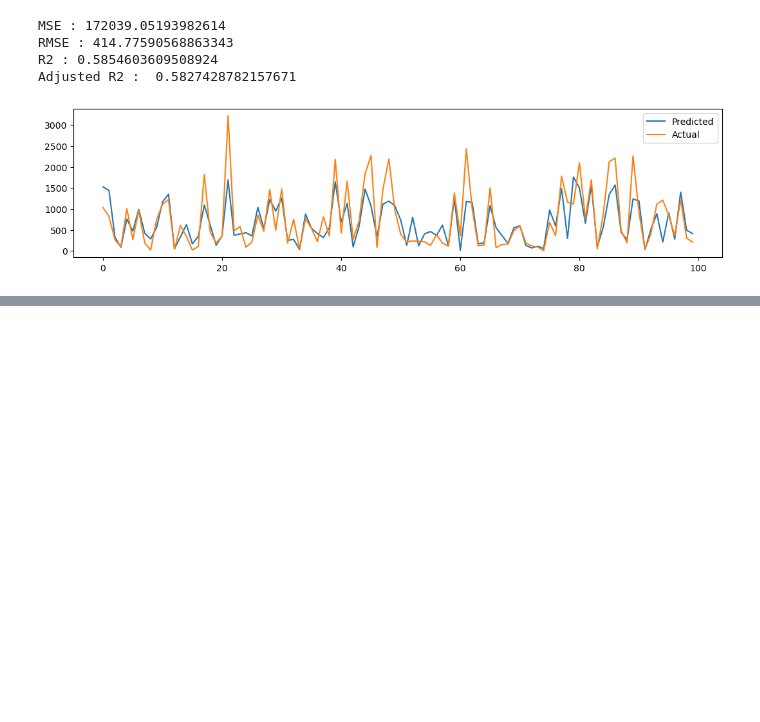
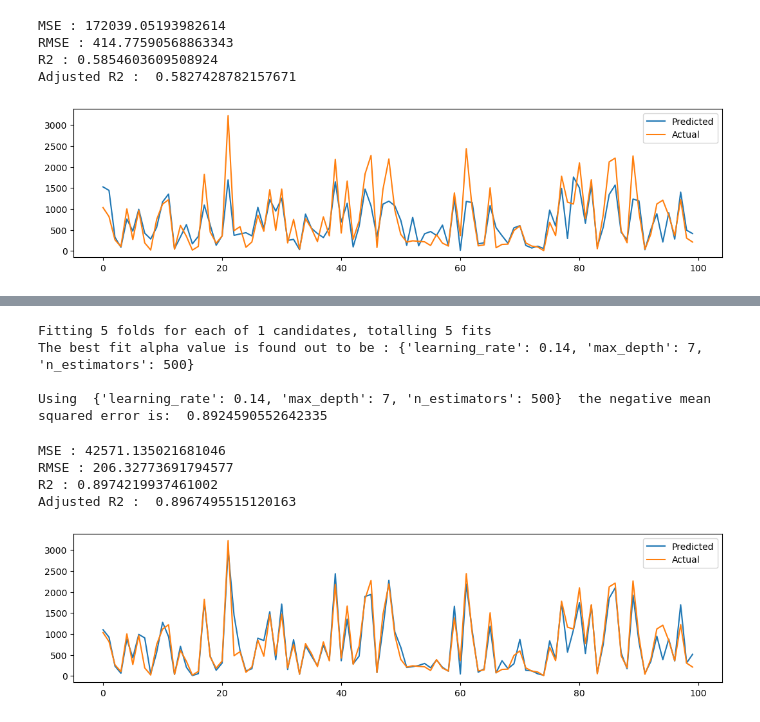
Before and after one commit to ShrikantPatole/Bike_Sharing_Demand_Prediction, a Jupyter notebook: BikeSharingDemandPrediction.ipynb, the cells around one changed output, grey strips where cells are left out. Saved outputs shown, nothing was run; the diff lists cells and outputs as text; code cells hidden in the pictures; blank space fills up the shorter version.

```diff
--- a/BikeSharingDemandPrediction.ipynb
+++ b/BikeSharingDemandPrediction.ipynb
@@ -833,0 +997,45 @@ plt.show()
+# %%
+xgbparameters={
+            'n_estimators':[500],
+            'learning_rate': [0.14],
+            'max_depth':[7],
+              }
+
+XG_Boost = GridSearchCV(XGB,param_grid=xgbparameters,cv=5,n_jobs=-1,verbose=2)
+XG_Boost.fit(X_train, y_train)
+print("The best fit alpha value is found out to be :" ,XG_Boost.best_params_)
+print("\nUsing ",XG_Boost.best_params_, " the negative mean squared error is: ", XG_Boost.best_score_)
+# %% [output]
+Fitting 5 folds for each of 1 candidates, totalling 5 fits
+The best fit alpha value is found out to be : {'learning_rate': 0.14, 'max_depth': 7, 'n_estimators': 500}
+
+Using  {'learning_rate': 0.14, 'max_depth': 7, 'n_estimators': 500}  the negative mean squared error is:  0.8924590552642335
+# %%
+# Use best parameters to create XGBoost regressor
+XG_Boost = GradientBoostingRegressor(**XG_Boost.best_params_)
+
+# Fit the XGBoost regressor with best parameters
+XG_Boost.fit(X_train, y_train)
+y_pred_xgb = XG_Boost.predict(X_test)
+MSE  = mean_squared_error((y_test)**2,(y_pred_xgb)**2)
+print("MSE :" , MSE)
+
+RMSE = np.sqrt(MSE)
+print("RMSE :" ,RMSE)
+
+r2 = r2_score((y_test)**2, (y_pred_xgb)**2)
+print("R2 :" ,r2)
+print("Adjusted R2 : ",1-(1-r2_score((y_test)**2,(y_pred_xgb)**2))*((X_test.shape[0]-1)/(X_test.shape[0]-X_test.shape[1]-1)))
+# %% [output]
+MSE : 42571.135021681046
+RMSE : 206.32773691794577
+R2 : 0.8974219937461002
+Adjusted R2 :  0.8967495515120163
+# %%
+plt.figure(figsize=(13,3))
+plt.plot(((y_pred_xgb)**2)[:100])
+plt.plot(np.array(((y_test)**2)[:100]))
+plt.legend(["Predicted","Actual"])
+plt.show()
+# %% [output]
+[figure, added]
```
Also changed, not shown: parts of 14 cells of this notebook.
